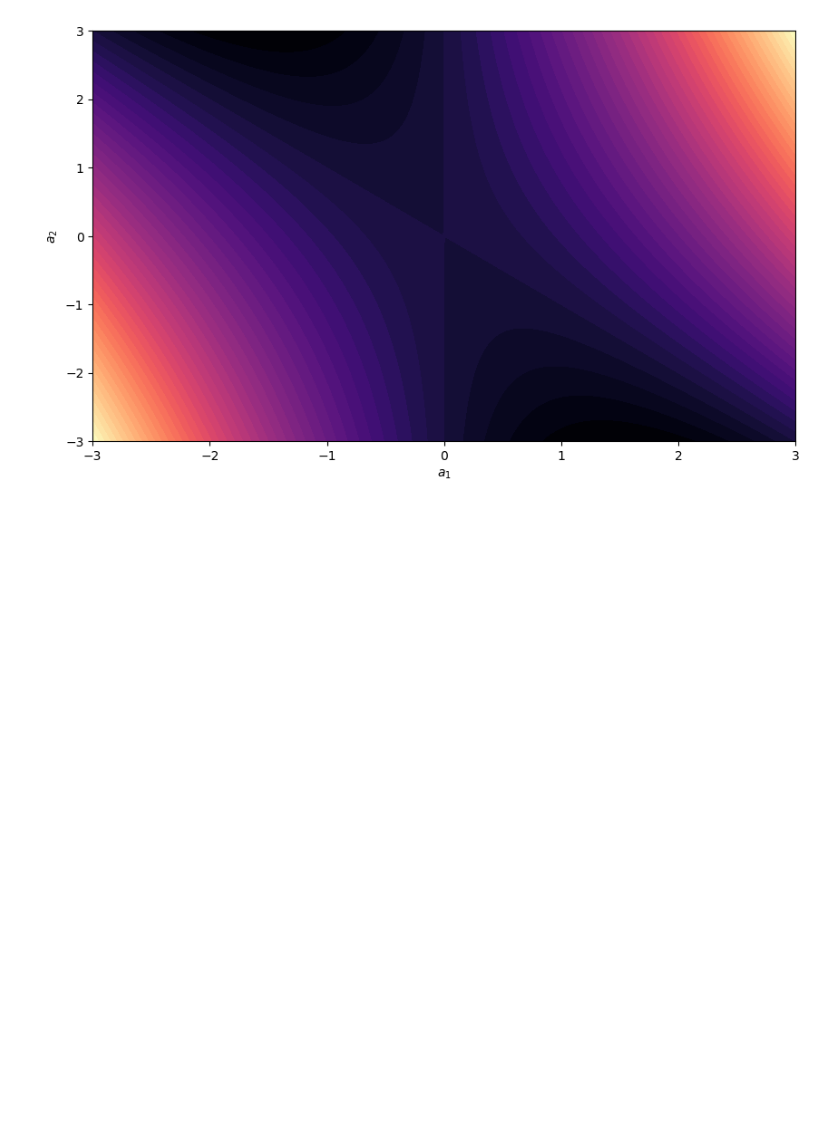
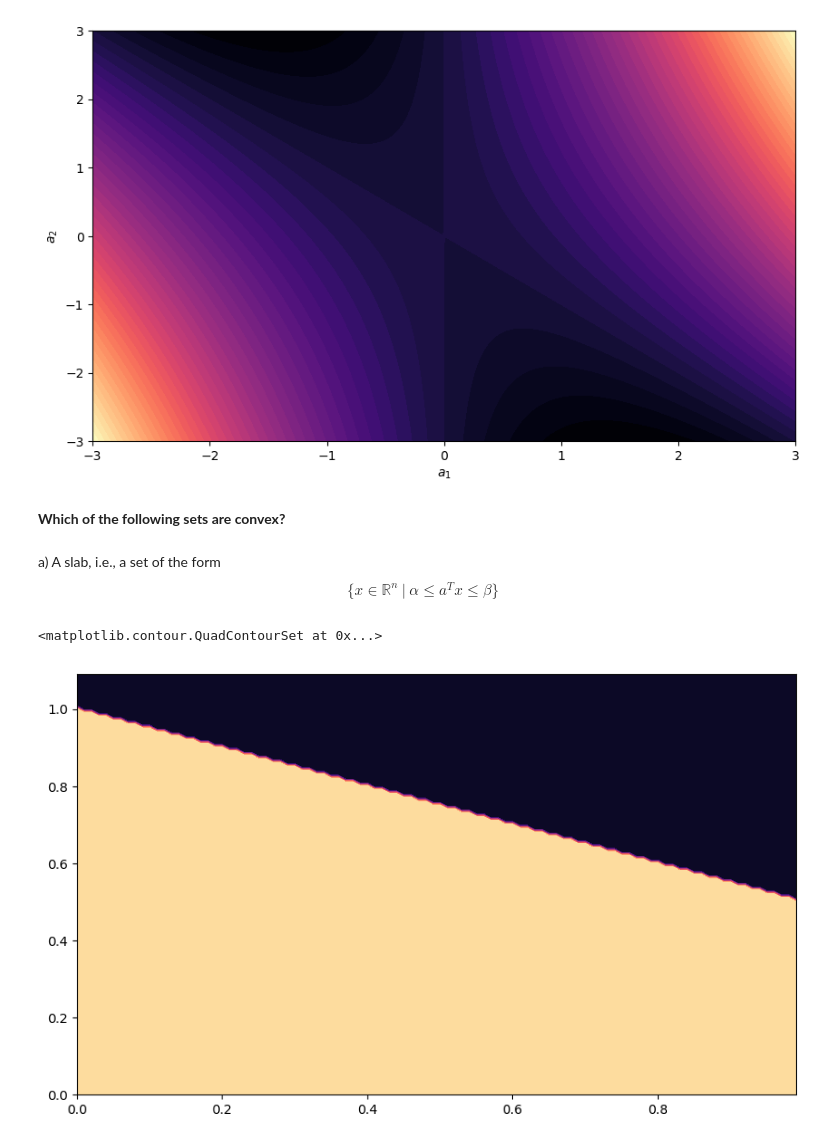
Before and after one commit to gerdm/machine_learning, a Jupyter notebook: convex_optimization/week2_notes.ipynb, the cells around one changed output. Drawn from its saved outputs; the diff is of its cells as text; code cells hidden in the pictures; blank space fills up the shorter version.

Commit message:
add plot of various sets

```diff
--- a/convex_optimization/week2_notes.ipynb
+++ b/convex_optimization/week2_notes.ipynb
@@ -176,3 +174,20 @@ plt.ylabel("$a_2$");
 # Not a polyhedra
 # %% [output]
 [figure]
+# %% [markdown]
+**Which of the following sets are convex?**
+# %% [markdown]
+a) A slab, i.e., a set of the form
+$$
+    \{x\in\mathbb{R}^n \ | \ \alpha \leq a^Tx \leq \beta \}
+$$
+# %%
+x1, x2 = np.mgrid[0:1.:0.01, 0:1.1:0.01]
+a = np.array([0.5, 1]).reshape(2, 1)
+
+C = (0 <= (a[0] * x1 + a[1] * x2)) * ( (a[0] * x1 + a[1] * x2) <= 1)
+
+plt.contourf(x1, x2, C)
+# %% [output]
+<matplotlib.contour.QuadContourSet at 0x...>
+[figure, added]
```
Also changed, not shown: parts of 6 cells of this notebook.
